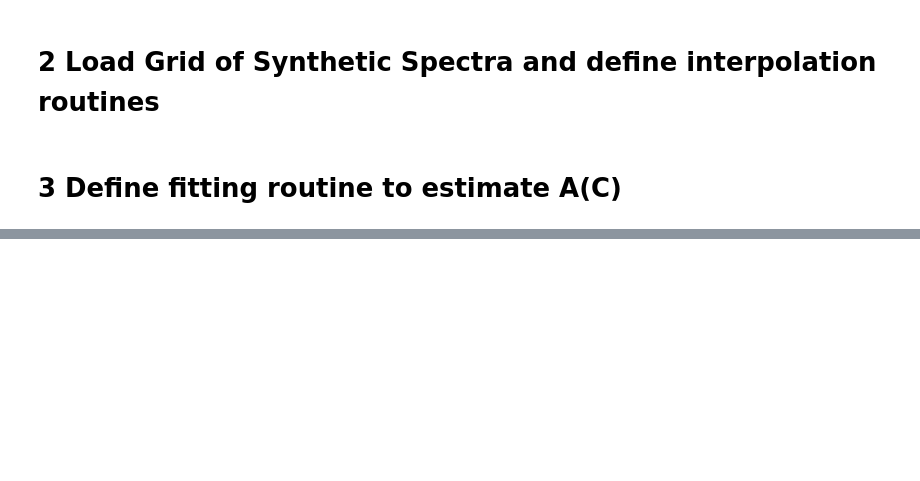
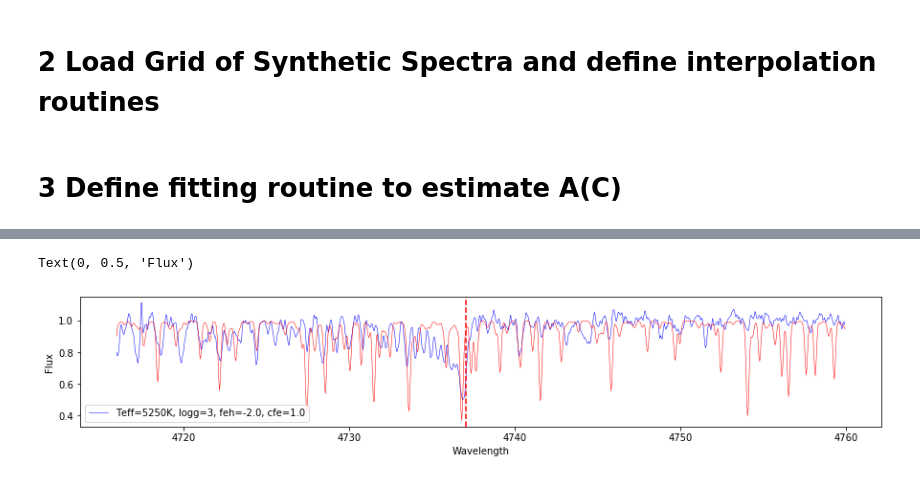
Before and after one commit to zhangxunaoc/GALAH-Carbon, a Jupyter notebook: GALAH_carbon_abundance_fitting.ipynb, the cells around one changed output, grey strips where cells are left out. Drawn from its saved outputs; the diff is of its cells as text; code cells hidden in the pictures; blank space fills up the shorter version.

```diff
--- a/GALAH_carbon_abundance_fitting.ipynb
+++ b/GALAH_carbon_abundance_fitting.ipynb
@@ -268,7 +269,7 @@ def read_synthetic_grid(grid_file='GALAH-spectra-galahCN_63.fits'):
         )
     return(model_grid)
 # %%
-def grid(teff=None,logg=None,feh=None,cfe=None):
+def grid(teff=None,logg=None,feh=None,cfe=None,nfe=1.0):
     """
     Return synthetic spectra corrresponding to label
 
@@ -279,6 +280,6 @@ def grid(teff=None,logg=None,feh=None,cfe=None):
     grid - synthetic spectra
     """
     model_grid=read_synthetic_grid(grid_file='GALAH-spectra-galahCN_63.fits')
-    index = np.where((teff==model_grid['TEFF'])&(logg==model_grid['LOGG'])&(feh==model_grid['FEH'])&(cfe==model_grid['CFE']))
+    index = np.where((teff==model_grid['TEFF'])&(logg==model_grid['LOGG'])&(feh==model_grid['FEH'])&(cfe==model_grid['CFE'])&(nfe==model_grid['NFE']))
     grid = model_grid['smod'][index]
-    return np.array(grid)
+    return np.array(grid)[:,0:957]
@@ -526,0 +578,14 @@ fig = plt.gcf()
+# %%
+c=grid(teff=5250,logg=3,feh=-0.5,cfe=0,nfe=1)
+# %%
+f, ax = plt.subplots(1,1,figsize=(15,2.5))
+ax.plot(wavelength, flux_each, 'b', lw=0.5)
+ax.plot(wavelength, c[0], 'r', lw=0.5)
+
+ax.axvline(x=4737, color='r', linestyle='--',label='swan')
+ax.legend(labels=['Teff=5250K, logg=3, feh=-2.0, cfe=1.0'],loc='best')
+ax.set_xlabel('Wavelength')
+ax.set_ylabel('Flux')
+# %% [output]
+Text(0, 0.5, 'Flux')
+[figure, added]
```
Also changed, not shown: parts of 23 cells of this notebook.
